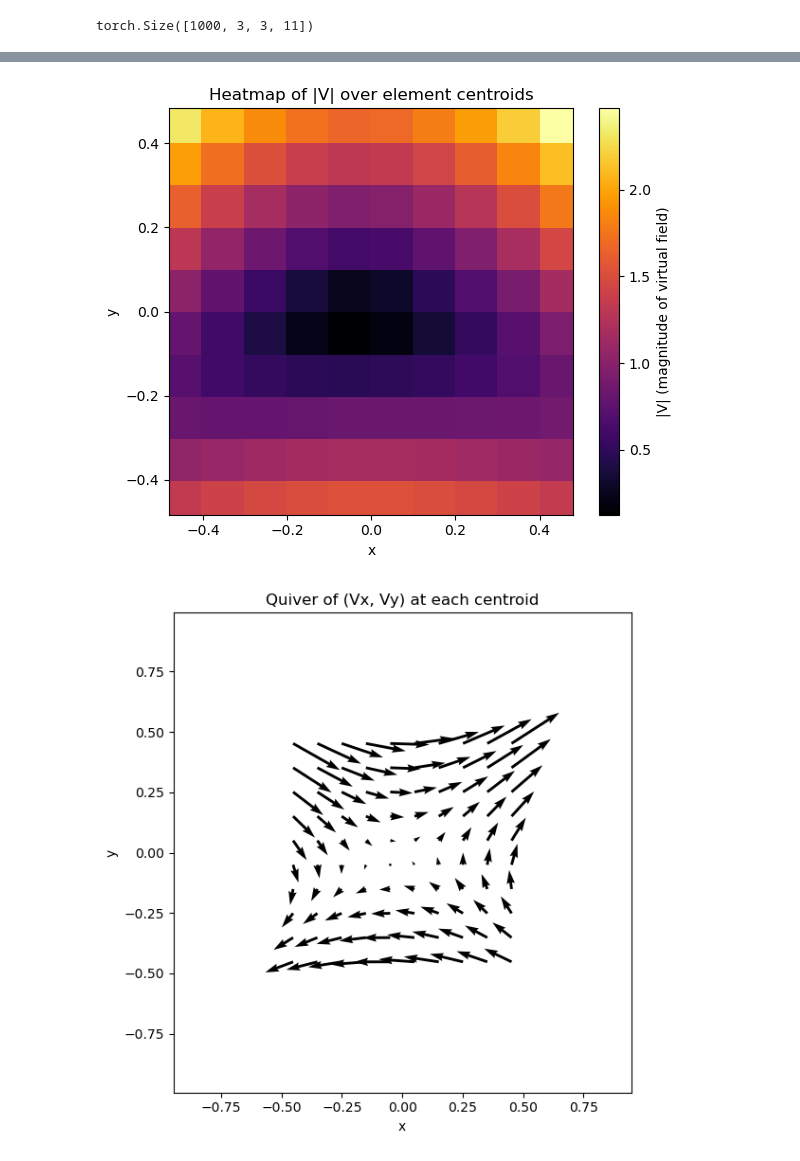
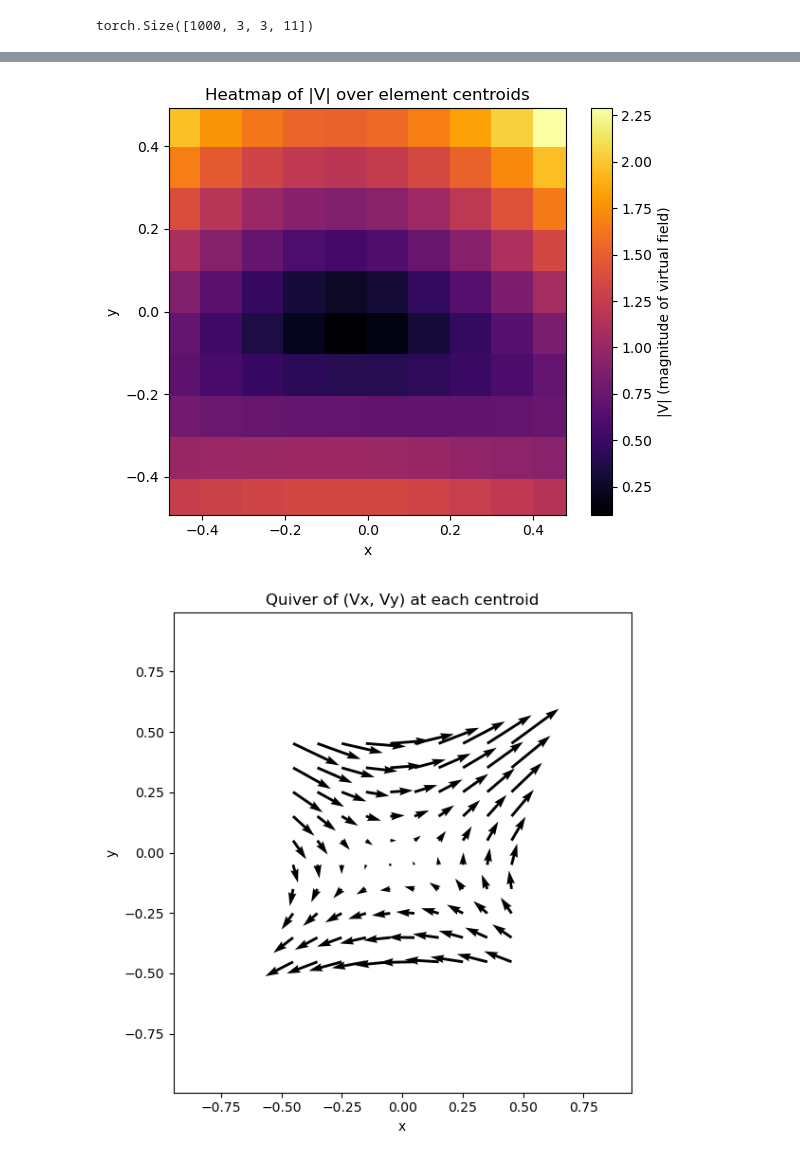
Before and after one commit to grodrguez3/EUCLID-hyperelasticity-NN, a Jupyter notebook: my_drivers/Taylor_expansions.ipynb, the cells around one changed output, grey strips where cells are left out. Drawn from its saved outputs; the diff is of its cells as text; code cells hidden in the pictures.

```diff
--- a/my_drivers/Taylor_expansions.ipynb
+++ b/my_drivers/Taylor_expansions.ipynb
@@ -523,0 +564,11 @@ KeyboardInterrupt:
+# %%
+model.eval()
+V_NN=model(x_input[:,:,2]) #This is N elements x9
+
+delta_xyz=calculate_point(centroids_tensor, 2) #This is N elements x3
+
+Vx=construct_VF(V_NN[0:10],delta_xyz)
+Vy=construct_VF(V_NN[10:20],delta_xyz)
+Vz=construct_VF(V_NN[20:30],delta_xyz)
+
+VF=torch.cat((Vx.unsqueeze(1),Vy.unsqueeze(1),Vz.unsqueeze(1)), dim=1)
@@ -531,36 +722,36 @@ import matplotlib.pyplot as plt
 # VF:         (Nelements, 3) torch.Tensor [Vx_i, Vy_i, Vz_i]
 
 # 1) Convert to NumPy (if they’re still PyTorch tensors)
-centroids_np = centroids_tensor[pressure_element_IDs_final,:,10].detach().cpu().numpy()  # (Nelements, 3)
+centroids_np = centroids_tensor[pressure_element_IDs_final,:,2].detach().cpu().numpy()  # (Nelements, 3)
 VF_np        = VF[pressure_element_IDs_final,:].detach().cpu().numpy()         # (Nelements, 3)
 
 # 2) Extract x, y, and compute magnitude
 x = centroids_np[:, 0]      # (Nelements,)
 y = centroids_np[:, 1]      # (Nelements,)
 
 # magnitude of the 3‐D virtual field vector at each centroid:
 mag = np.sqrt((VF_np**2).sum(axis=1))  # (Nelements,)
 
 # 3) Make a scatter “heatmap” on the xy‐plane, colored by |V|
 plt.figure(figsize=(6,5))
 sc = plt.scatter(
     x,
     y,
     c=mag,
     cmap="inferno",     # you can choose "viridis", "plasma", etc.
     s=1000,               # marker size: tweak if too big/small
     marker="s",         # square markers often look more heatmap‐like
     edgecolors="none"
 )
 plt.colorbar(sc, label="|V| (magnitude of virtual field)")
 plt.xlabel("x")
 plt.ylabel("y")
 plt.title("Heatmap of |V| over element centroids")
 plt.axis("equal")       # ensures x- and y-scales match
 plt.tight_layout()
 plt.show()
 # %% [output]
-[figure, old version]
+[figure, new version]
 # %%
 centroids_np = centroids_tensor[pressure_element_IDs_final,:,10].detach().cpu().numpy()  # (Nelements, 3)
 VF_np        = VF[pressure_element_IDs_final,:].detach().cpu().numpy()         # (Nelements, 3)
@@ -583,4 +774,4 @@ plt.title("Quiver of (Vx, Vy) at each centroid")
 plt.tight_layout()
 plt.show()
 # %% [output]
-[figure, old version]
+[figure, new version]
```
Also changed, not shown: parts of 10 cells of this notebook.
